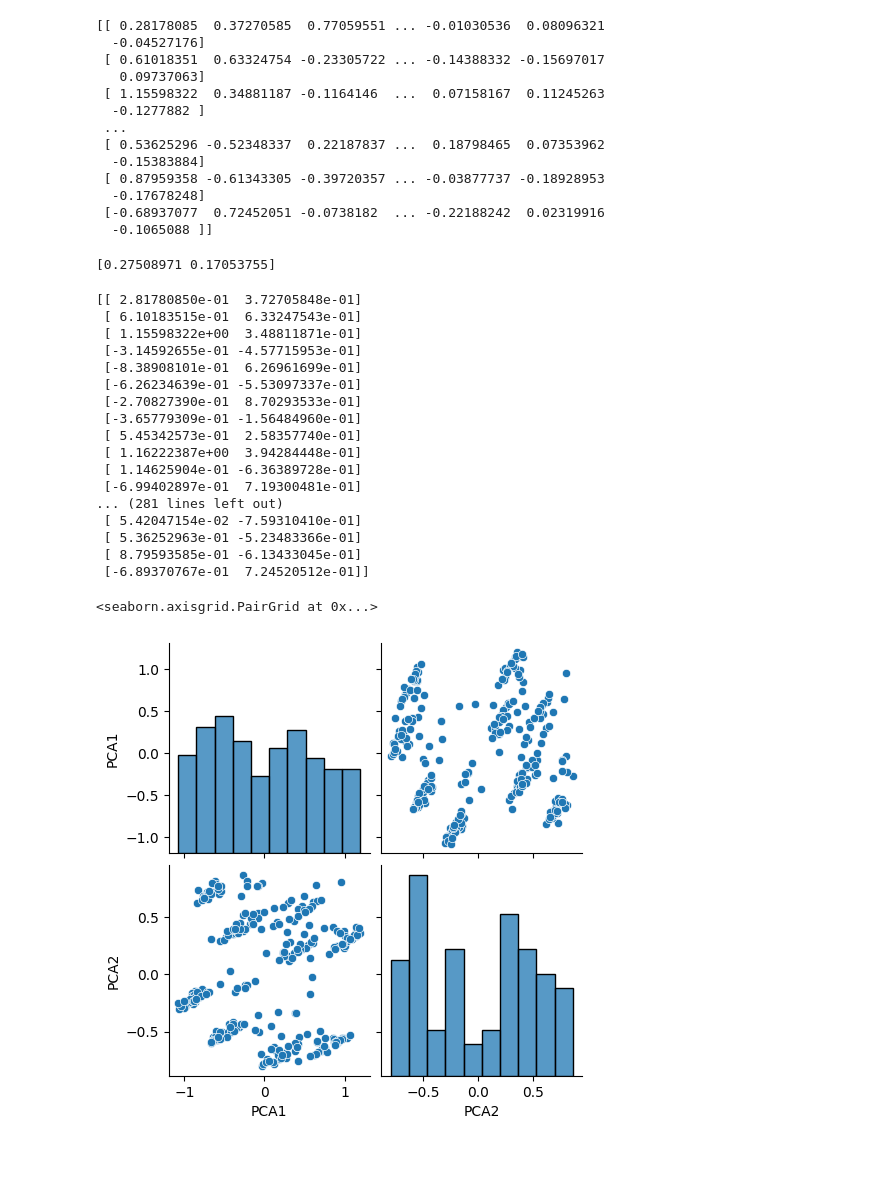
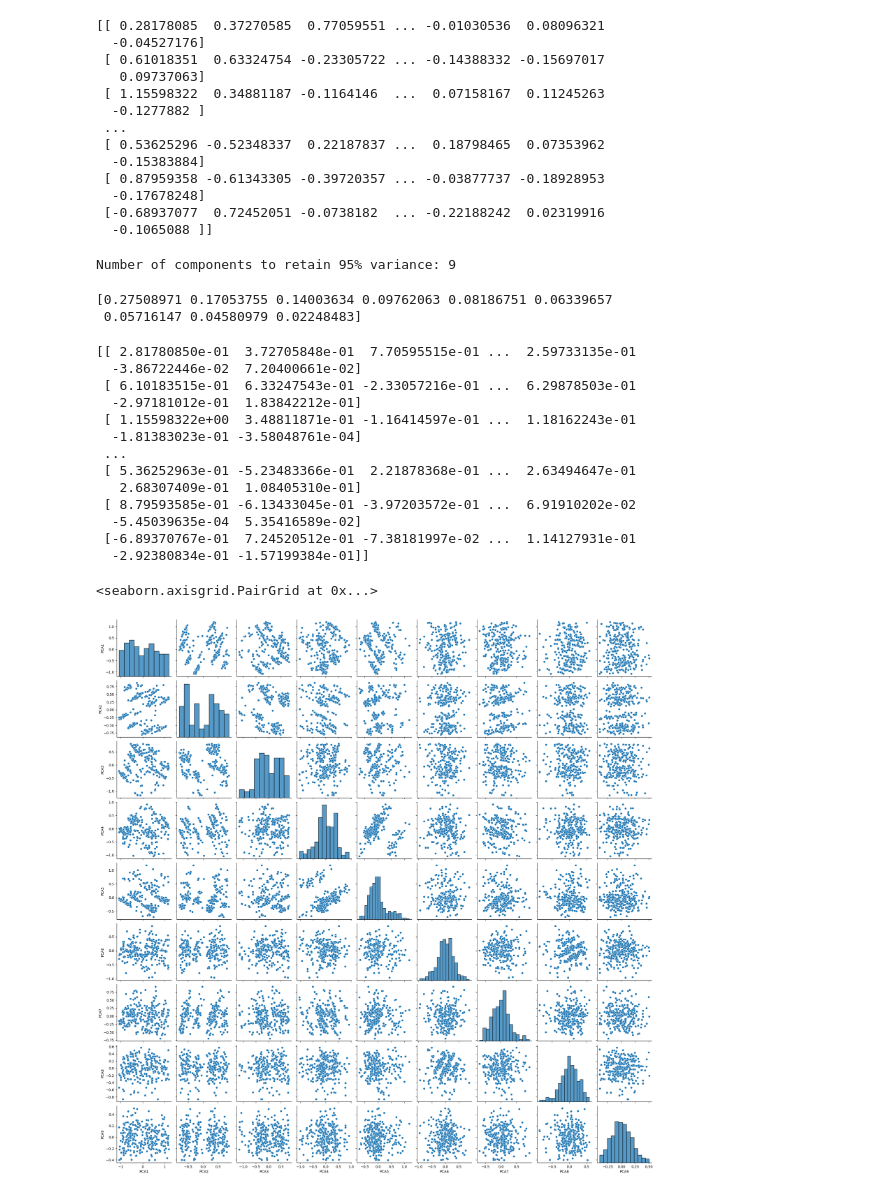
Before and after one commit to abdullahelnoory/Heart-Disease-Diagnosis-Machine-Learning-, a Jupyter notebook: notebooks/02_pca_analysis.ipynb, the cells around one changed output. Saved outputs shown, nothing was run; the diff lists cells and outputs as text; code cells hidden in the pictures; blank space fills up the shorter version.

```diff
--- a/notebooks/02_pca_analysis.ipynb
+++ b/notebooks/02_pca_analysis.ipynb
@@ -43,36 +47,37 @@ print(X_pca_1)
   -0.17678248]
  [-0.68937077  0.72452051 -0.0738182  ... -0.22188242  0.02319916
   -0.1065088 ]]
+# %%
+print(f"Number of components to retain 95% variance: {pca_n_components}")
+# %% [output]
+Number of components to retain 95% variance: 9
 # %%
-pca2 = PCA(n_components=2)
+pca2 = PCA(n_components=9)
 X_pca_2 = pca2.fit_transform(X)
 print(pca2.explained_variance_ratio_)
 # %% [output]
-[0.27508971 0.17053755]
+[0.27508971 0.17053755 0.14003634 0.09762063 0.08186751 0.06339657
+ 0.05716147 0.04580979 0.02248483]
 # %%
 print(X_pca_2)
 # %% [output]
-[[ 2.81780850e-01  3.72705848e-01]
- [ 6.10183515e-01  6.33247543e-01]
- [ 1.15598322e+00  3.48811871e-01]
- [-3.14592655e-01 -4.57715953e-01]
- [-8.38908101e-01  6.26961699e-01]
- [-6.26234639e-01 -5.53097337e-01]
- [-2.70827390e-01  8.70293533e-01]
- [-3.65779309e-01 -1.56484960e-01]
- [ 5.45342573e-01  2.58357740e-01]
- [ 1.16222387e+00  3.94284448e-01]
- [ 1.14625904e-01 -6.36389728e-01]
- [-6.99402897e-01  7.19300481e-01]
-... (281 lines left out)
- [ 5.42047154e-02 -7.59310410e-01]
- [ 5.36252963e-01 -5.23483366e-01]
- [ 8.79593585e-01 -6.13433045e-01]
- [-6.89370767e-01  7.24520512e-01]]
+[[ 2.81780850e-01  3.72705848e-01  7.70595515e-01 ...  2.59733135e-01
+  -3.86722446e-02  7.20400661e-02]
+ [ 6.10183515e-01  6.33247543e-01 -2.33057216e-01 ...  6.29878503e-01
+  -2.97181012e-01  1.83842212e-01]
+ [ 1.15598322e+00  3.48811871e-01 -1.16414597e-01 ...  1.18162243e-01
+  -1.81383023e-01 -3.58048761e-04]
+ ...
+ [ 5.36252963e-01 -5.23483366e-01  2.21878368e-01 ...  2.63494647e-01
+   2.68307409e-01  1.08405310e-01]
+ [ 8.79593585e-01 -6.13433045e-01 -3.97203572e-01 ...  6.91910202e-02
+  -5.45039635e-04  5.35416589e-02]
+ [-6.89370767e-01  7.24520512e-01 -7.38181997e-02 ...  1.14127931e-01
+  -2.92380834e-01 -1.57199384e-01]]
 # %%
-X_pca_2 = pd.DataFrame(X_pca_2, columns=['PCA1','PCA2'])
+X_pca_2 = pd.DataFrame(X_pca_2, columns=['PCA1','PCA2','PCA3','PCA4','PCA5','PCA6','PCA7','PCA8','PCA9'])
 sns.pairplot(data=X_pca_2)
 # %% [output]
 <seaborn.axisgrid.PairGrid at 0x...>
-[figure, old version]
+[figure, new version]
 # %%
```
Also changed, not shown: parts of 3 cells of this notebook, 1 other file.
